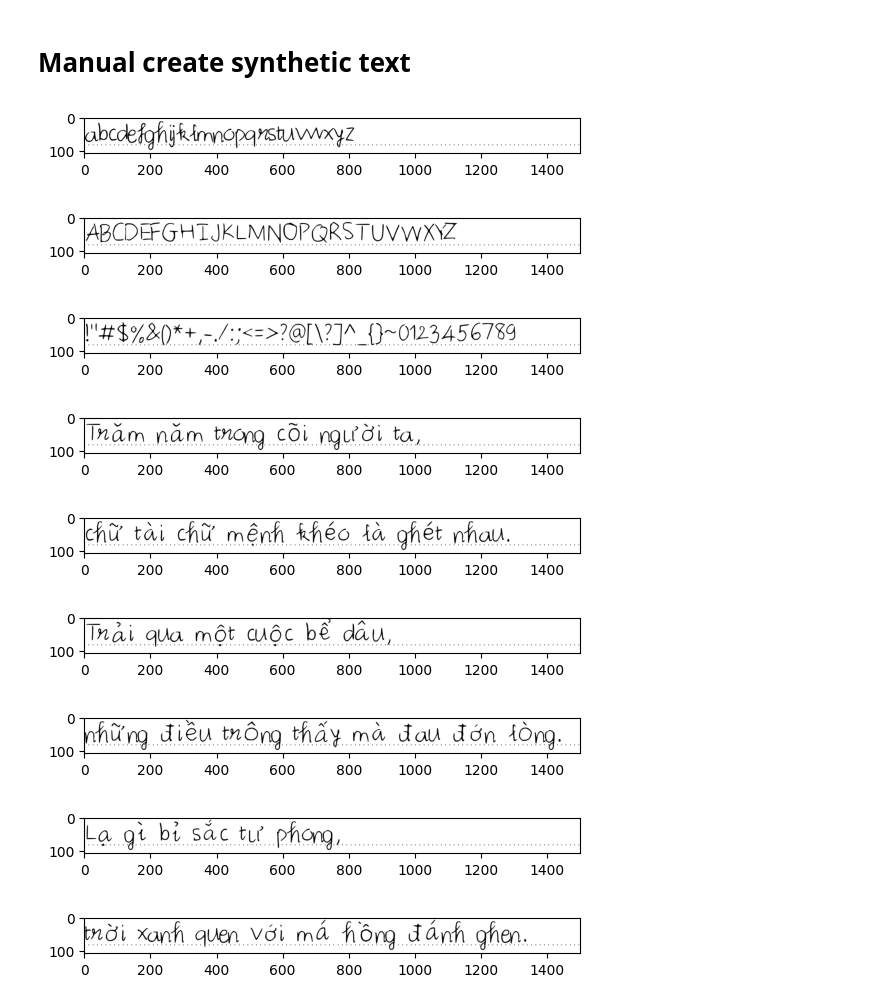
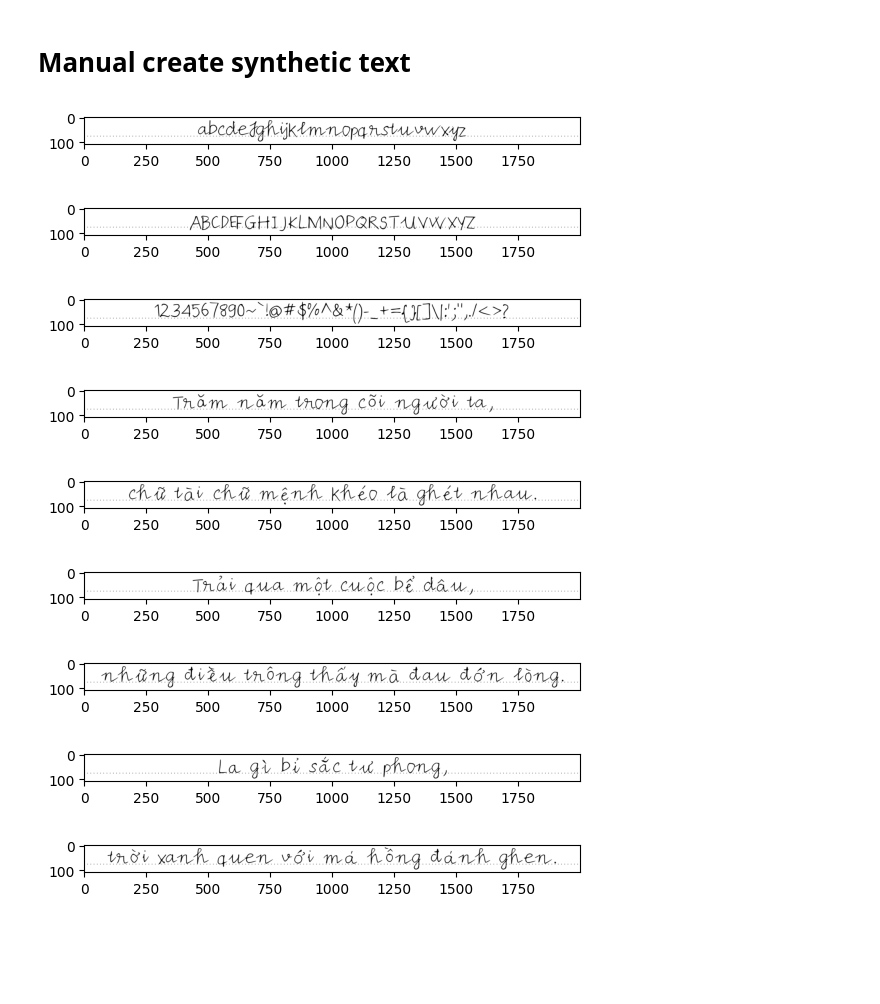
Before and after one commit to HOWRY02/font_maker, a Jupyter notebook: text_generator.ipynb, the cells around one changed output. Drawn from its saved outputs; the diff is of its cells as text; code cells hidden in the pictures; blank space fills up the shorter version.

```diff
--- a/text_generator.ipynb
+++ b/text_generator.ipynb
@@ -6,51 +6,59 @@ import matplotlib.pyplot as plt
 
 def add_dots_below_text(text, font_path,
                         font_size, dot_size=2,
-                        dot_spacing=13, height_of_rows_dots=18):
+                        dot_spacing=13, height_of_rows_dots=25):
     """Function to create an image with specific text, font style, font size"""
     # Load the font
     font = ImageFont.truetype(font_path, font_size)
 
     # Create a blank image with white background
-    text_width, text_height = 1500, 100
+    text_width, text_height = 2000, 100 # 1500, 100
     image = Image.new('RGB', (text_width, text_height + 8), color='white')
 
     # Draw text on the image using your font and desired color
     draw = ImageDraw.Draw(image)
-    draw.text((0, 0), text, fill='black', font=font)
+    _, _, w, h = draw.textbbox((0, 0), text, font=font)
+    # draw.text((0, 0), text, fill='black', font=font, align="right")
+    draw.text(((text_width-w)/2, (text_height-h)/2), text, fill='black', font=font)
+
 
     # Move dots closer to the text (adjust dot_position)
     dot_position = text_height  -  height_of_rows_dots # Position the dots just below the text
     # print(text_height)
     for x in range(0, text_width, dot_spacing):
         draw.ellipse((x, dot_position, x + dot_size, dot_position + dot_size), fill='black')
 
     return image
 
 text_dict = ['abcdefghijklmnopqrstuvwxyz',
              'ABCDEFGHIJKLMNOPQRSTUVWXYZ',
-             '!"#$%&()*+,-./:;<=>?@[\?]^_{}~0123456789',
+            #  '!"#$%&()*+,-./:;<=>?@[\?]^_{}~0123456789',
+             '1234567890~`!@#$%^&*()-_+={}[]\|:\';",./<>?',
              'Trăm năm trong cõi người ta,',
              'chữ tài chữ mệnh khéo là ghét nhau.',
              'Trải qua một cuộc bể dâu,',
              'những điều trông thấy mà đau đớn lòng.',
              'Lạ gì bỉ sắc tư phong,',
              'trời xanh quen với má hồng đánh ghen.']
-font_path = 'output/Phuc/MyFont (1).ttf'
+font_path = 'output/data_16/MyFont.ttf'
+# 2,5,6,7,9,15 quite good
+# 16,17,19,20,21 good
 # font_size_text = 60, font_size_number = 90
 font_size = 100
-for text in text_dict:
+for index, text in enumerate(text_dict):
     image = add_dots_below_text(text, font_path, font_size)
+    image.save(f"result_image/image_{index}.png")
+    # cv2.imwrite(f"result_image/image_{index}", image)
     plt.figure()
     plt.imshow(image)
     plt.show()
 # %% [output]
-[figure, old version]
+[figure, new version]
-[figure, old version]
+[figure, new version]
-[figure, old version]
+[figure, new version]
-[figure, old version]
+[figure, new version]
-[figure, old version]
+[figure, new version]
-[figure, old version]
+[figure, new version]
-[figure, old version]
+[figure, new version]
-[figure, old version]
+[figure, new version]
-[figure, old version]
+[figure, new version]
```
Also changed, not shown: 3 other files.
